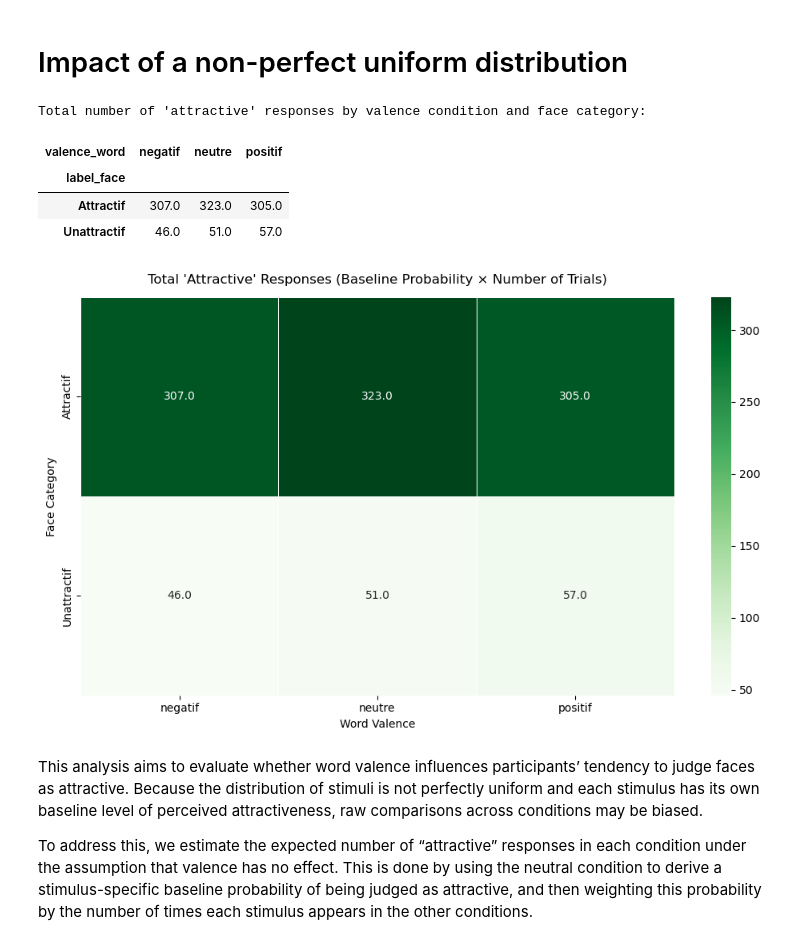
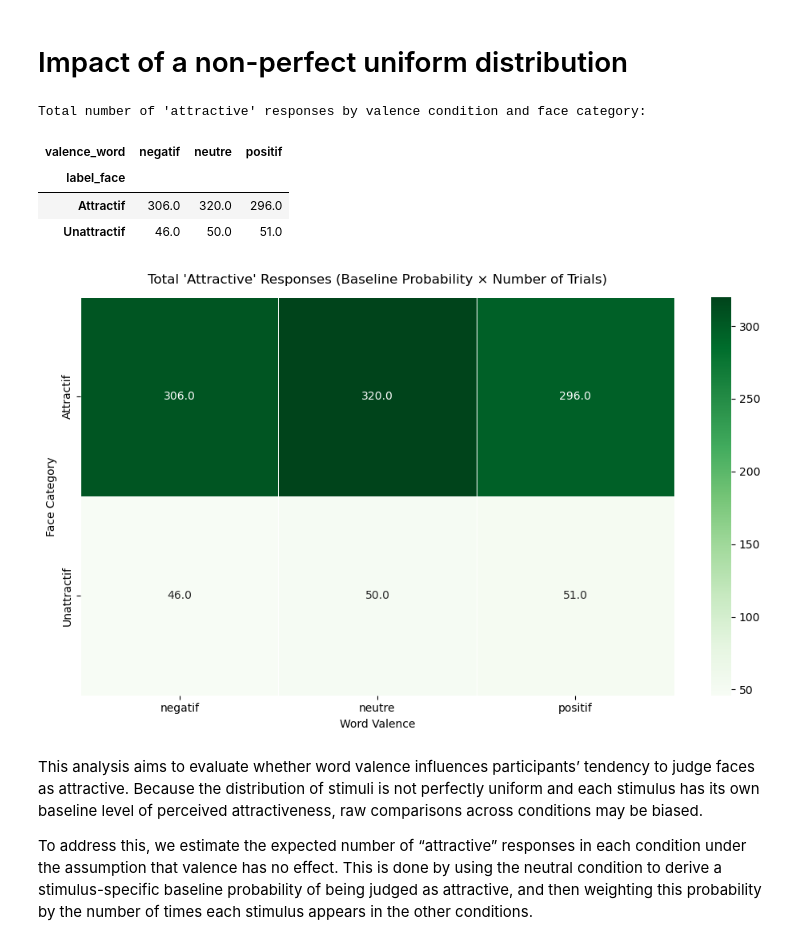
Before and after one commit to Coumess/Lab_Project_Experiment, a Jupyter notebook: extract_data.ipynb, the cells around one changed output. Drawn from its saved outputs; the diff is of its cells as text; code cells hidden in the pictures.

```diff
--- a/extract_data.ipynb
+++ b/extract_data.ipynb
@@ -83,11 +83,11 @@ df
 # Remove outliers
 # %%
 # We take all the rows where the congruence condition is neutral
-control = df[df['valence_word'] == 'neutre']
+control = df#[df['valence_word'] == 'neutre']
 # Pourcentage of correct answer per id
 control_pourcentage = control.groupby('id')['correct'].mean()
 # Get the index of the id that got a pourcentage of correct answer below 50%
-id_outliers = control_pourcentage[control_pourcentage <= .50].index
+id_outliers = control_pourcentage[control_pourcentage <= .0].index
 # If we want to take out some index
 id_outliers = id_outliers.append(pd.Index(['imgzntah']))
 # Create a DataFrame without outliers
@@ -237,7 +237,7 @@ It is also important to note that, at the individual stimulus level, the distrib
 # %%
 # 1. Count the number of trials (N) for each stimulus × valence × face category
 count_map = (
-    df
+    data_without_outliers
     .groupby(['stimulus', 'valence_word', 'label_face'])
     .size()
     .reset_index(name='n_trials')
@@ -245,7 +245,7 @@ count_map = (
 
 # 2. Compute mean attractiveness response (probability of judging "attractive")
 mean_map = (
-    df
+    data_without_outliers
     .groupby(['stimulus', 'valence_word', 'label_face'])['response_binary']
     .mean()
     .reset_index(name='mean_attractiveness')
@@ -271,35 +271,35 @@ pivot_comparison = comparison_df.pivot_table(
     aggfunc='sum'
 )
 
 print("Total number of 'attractive' responses by valence condition and face category:")
 display(pivot_comparison)
 
 # 5. Visualization: heatmap of attractiveness responses
 plt.figure(figsize=(10, 6))
 
 sns.heatmap(
     pivot_comparison,
     annot=True,
     fmt='.1f',
     cmap='Greens',
     linewidths=0.5
 )
 
 plt.title(
     "Total 'Attractive' Responses (Baseline Probability × Number of Trials)",
     pad=12
 )
 plt.xlabel("Word Valence")
 plt.ylabel("Face Category")
 
 plt.tight_layout()
 plt.show()
 # %% [output]
 Total number of 'attractive' responses by valence condition and face category:
 | valence_word | negatif | neutre | positif |
 | label_face |  |  |  |
-| Attractif | 307.0 | 323.0 | 305.0 |
-| Unattractif | 46.0 | 51.0 | 57.0 |
+| Attractif | 306.0 | 320.0 | 296.0 |
+| Unattractif | 46.0 | 50.0 | 51.0 |
 [figure]
 # %% [markdown]
 This analysis aims to evaluate whether word valence influences participants’ tendency to judge faces as attractive. Because the distribution of stimuli is not perfectly uniform and each stimulus has its own baseline level of perceived attractiveness, raw comparisons across conditions may be biased.
```
Also changed, not shown: parts of 8 cells of this notebook.
